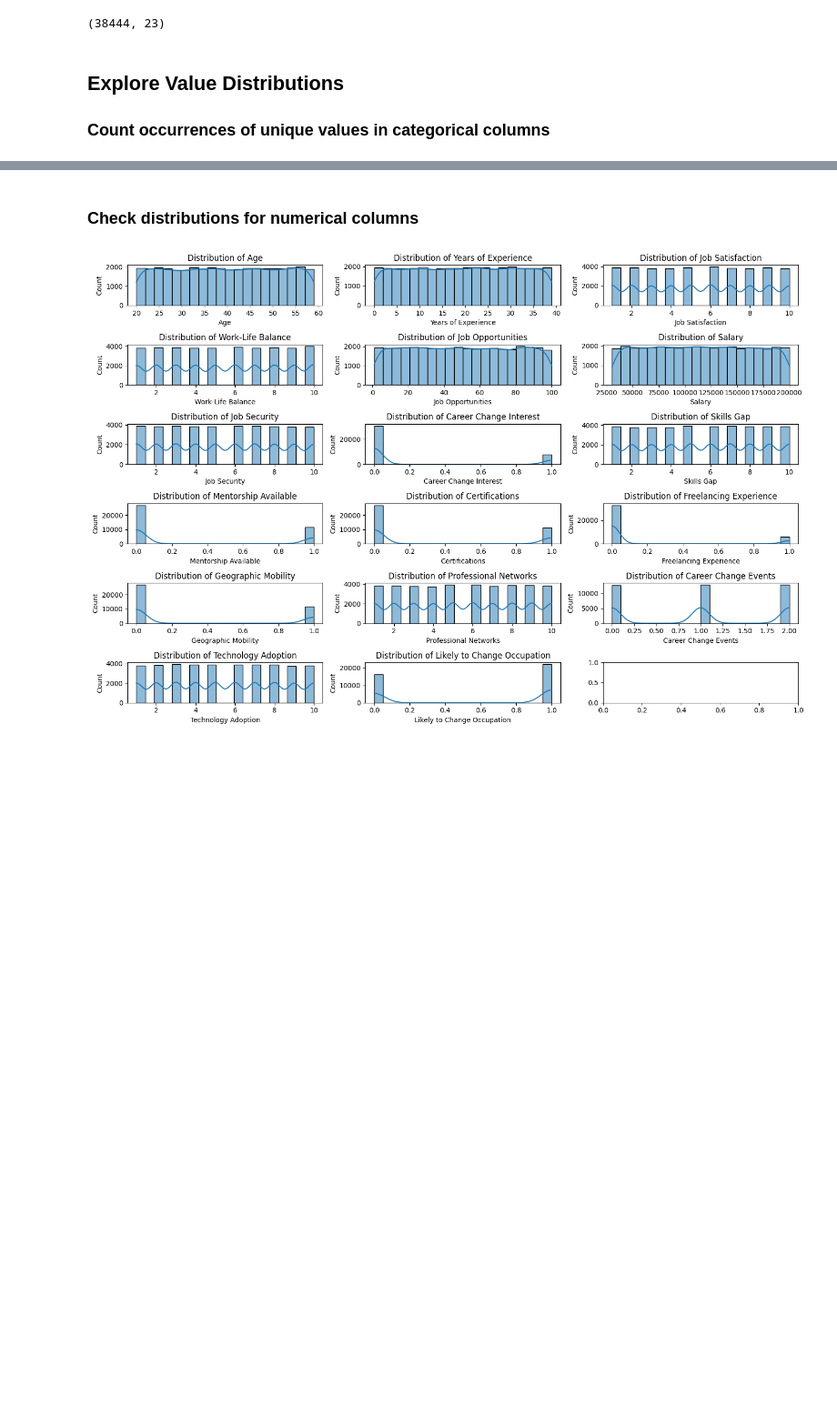
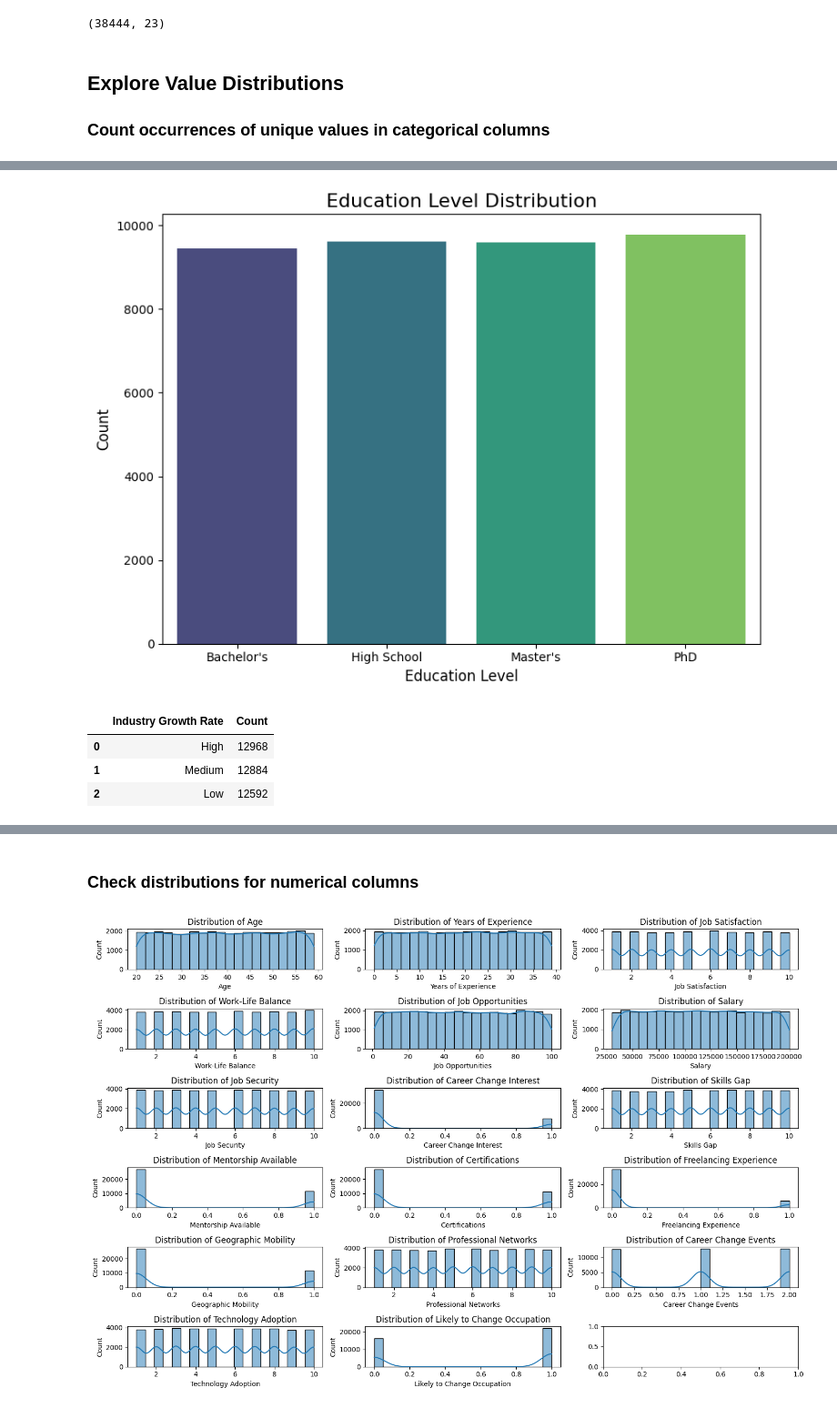
Before and after one commit to wdavjr/wd-career-field-vs-occupation-eda, a Jupyter notebook: eda-of-occupation-vs-field-of-study.ipynb, the cells around one changed output, grey strips where cells are left out. Shown: that part at 91% size. Cells and saved outputs as stored; diff of their text form; code cells hidden in the pictures; blank space fills up the shorter version.

```diff
--- a/eda-of-occupation-vs-field-of-study.ipynb
+++ b/eda-of-occupation-vs-field-of-study.ipynb
@@ -238,0 +216,35 @@ Name: count, dtype: int64
+# %%
+# Calculate value counts and sort
+education_value_counts = df['Education Level'].value_counts().reset_index()
+education_value_counts.columns = ['Education Level', 'Count']
+education_value_counts = education_value_counts.sort_values(by='Count', ascending=False)
+
+# Ensure the correct order for ordinal data
+education_value_counts = education_value_counts.sort_values(
+    by='Education Level',
+    key=lambda col: col.map({'High School': 1, "Bachelor's": 2, "Master's": 3, 'PhD': 4})
+)
+
+# Create a horizontal bar plot
+plt.figure(figsize=(8, 6))
+sns.barplot(x='Education Level', y='Count', data=education_value_counts, palette='viridis')
+plt.title('Education Level Distribution', fontsize=16)
+plt.xlabel('Education Level', fontsize=12)
+plt.ylabel('Count', fontsize=12)
+plt.xticks(rotation=0)
+plt.tight_layout()
+plt.show()
+# %% [output]
+[figure, added]
+# %%
+# Calculate value counts and sort
+growth_value_counts = df['Industry Growth Rate'].value_counts().reset_index()
+growth_value_counts.columns = ['Industry Growth Rate', 'Count']
+growth_value_counts = growth_value_counts.sort_values(by='Count', ascending=False)
+
+growth_value_counts
+# %% [output]
+|  | Industry Growth Rate | Count |
+| 0 | High | 12968 |
+| 1 | Medium | 12884 |
+| 2 | Low | 12592 |
```
Also changed, not shown: parts of 10 cells of this notebook.
